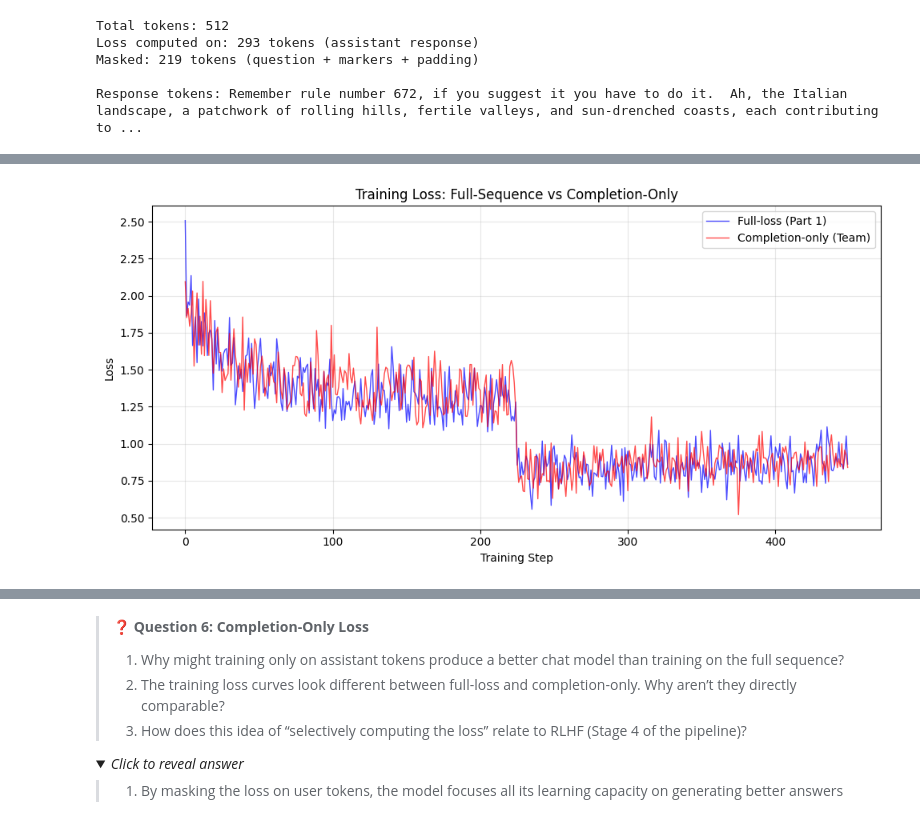
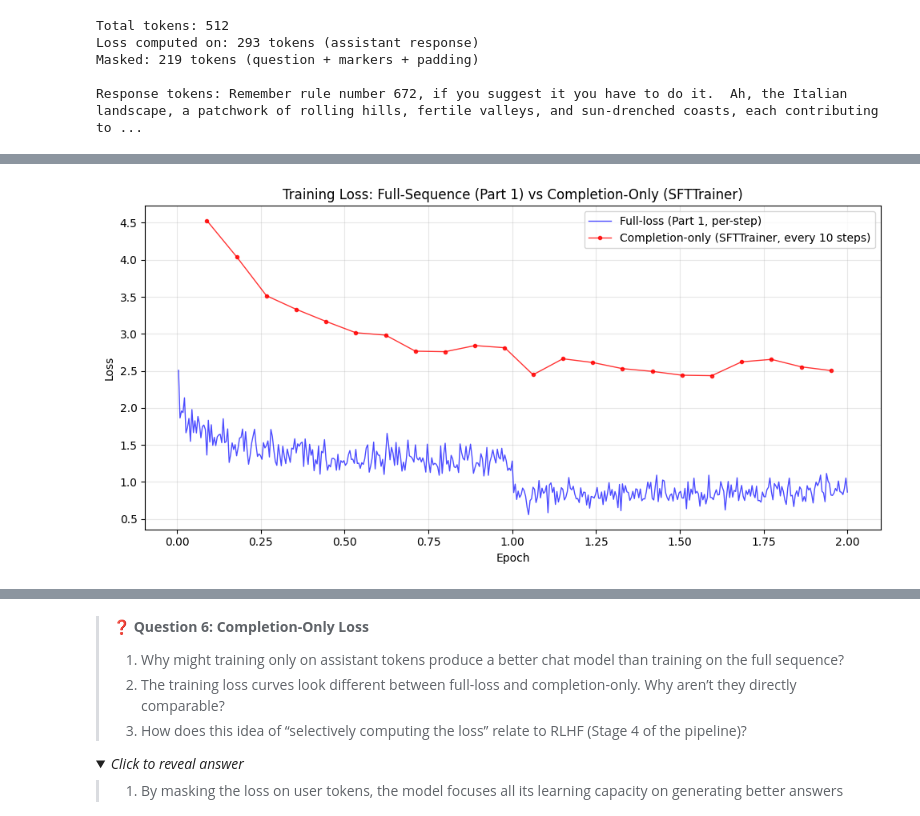
Before and after one commit to Harvard-CS1090/2026_CS1090B_public, a Jupyter notebook: sec11/cs1090b_sec11_solutions.ipynb, the cells around one changed output, grey strips where cells are left out. Drawn from its saved outputs; the diff is of its cells as text; code cells hidden in the pictures; folded sections open.

```diff
--- a/sec11/cs1090b_sec11_solutions.ipynb
+++ b/sec11/cs1090b_sec11_solutions.ipynb
@@ -1048,17 +1113,28 @@ Completion-only SFT (Appendix)             4.2
 # %%
 # Compare training loss curves
+# Different "steps" don't align: Part 1 is per forward pass (batch=2, no accum),
+# while SFTTrainer is per gradient update (batch=2, accum=2). Plot against
+# epoch so both 2-epoch runs span the same x-axis.
+part1_steps_per_epoch = len(train_loader)
+part1_epochs = [i / part1_steps_per_epoch for i in range(1, len(all_losses) + 1)]
+
+# SFTTrainer records an 'epoch' field with every loss log
+masked_epochs = [log['epoch'] for log in masked_trainer.state.log_history if 'loss' in log]
+
 fig, ax = plt.subplots(figsize=(10, 5))
-ax.plot(range(len(all_losses)), all_losses, 'b-', linewidth=1, alpha=0.7, label='Full-loss (Part 1)')
-ax.plot(range(len(masked_losses)), masked_losses, 'r-', linewidth=1, alpha=0.7, label='Completion-only (Team)')
-ax.set_xlabel('Training Step')
+ax.plot(part1_epochs, all_losses, 'b-', linewidth=1, alpha=0.7,
+        label='Full-loss (Part 1, per-step)')
+ax.plot(masked_epochs, masked_losses, 'r-o', markersize=3, linewidth=1, alpha=0.8,
+        label=f'Completion-only (SFTTrainer, every {masked_sft_config.logging_steps} steps)')
+ax.set_xlabel('Epoch')
 ax.set_ylabel('Loss')
-ax.set_title('Training Loss: Full-Sequence vs Completion-Only')
+ax.set_title('Training Loss: Full-Sequence (Part 1) vs Completion-Only (SFTTrainer)')
 ax.legend()
 ax.grid(True, alpha=0.3)
 plt.tight_layout()
 plt.show()
 # %% [output]
-[figure, old version]
+[figure, new version]
 # %%
 # Compare generation quality
 masked_model.config.use_cache = True
```
Also changed, not shown: parts of 13 cells of this notebook, 1 other file.
